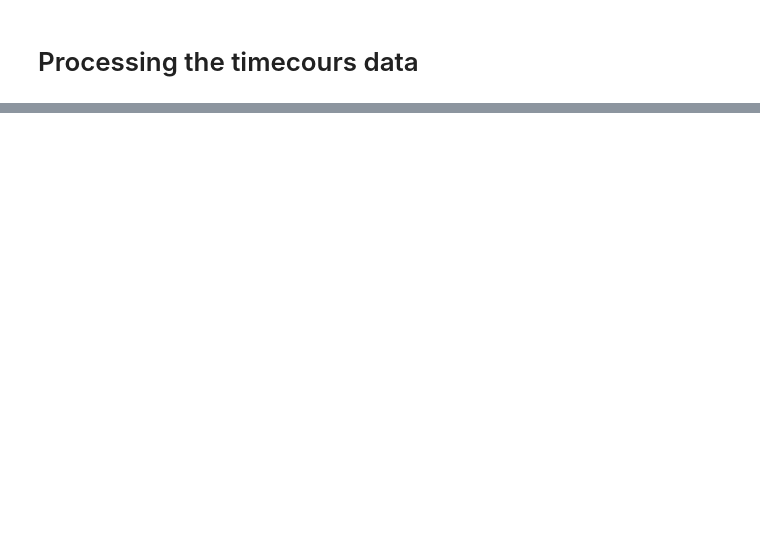
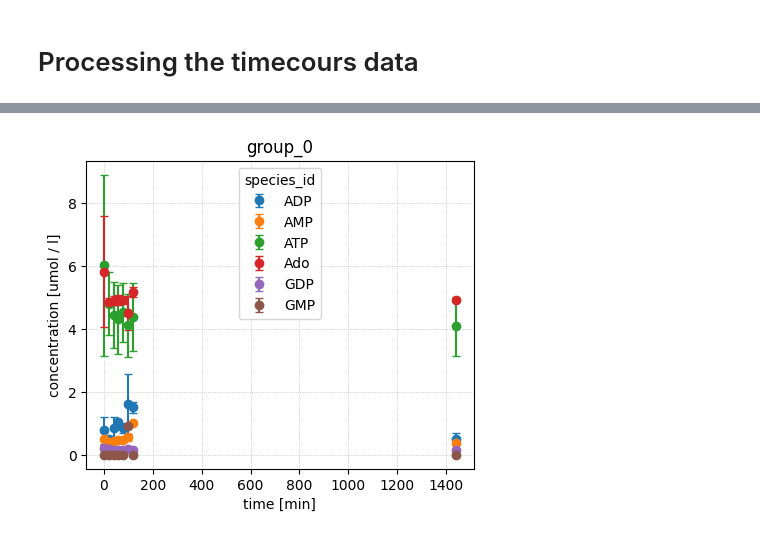
Before and after one commit to J4n-Nikl4s/HPLC_automatic_pre-processing, a Jupyter notebook: HPLC_analysis_multi_batch_excel.ipynb, the cells around one changed output, grey strips where cells are left out. Drawn from its saved outputs; the diff is of its cells as text; code cells hidden in the pictures; blank space fills up the shorter version.

```diff
--- a/HPLC_analysis_multi_batch_excel.ipynb
+++ b/HPLC_analysis_multi_batch_excel.ipynb
@@ -256,0 +194,3 @@ IndexError: list index out of range
+# %%
+fig, axes = plot_replicates(timecourse_enzymeML)
+# %% [output]
@@ -256,0 +198 @@ IndexError: list index out of range
+[figure, added]
```
Also changed, not shown: parts of 13 cells of this notebook, 43 other files.
